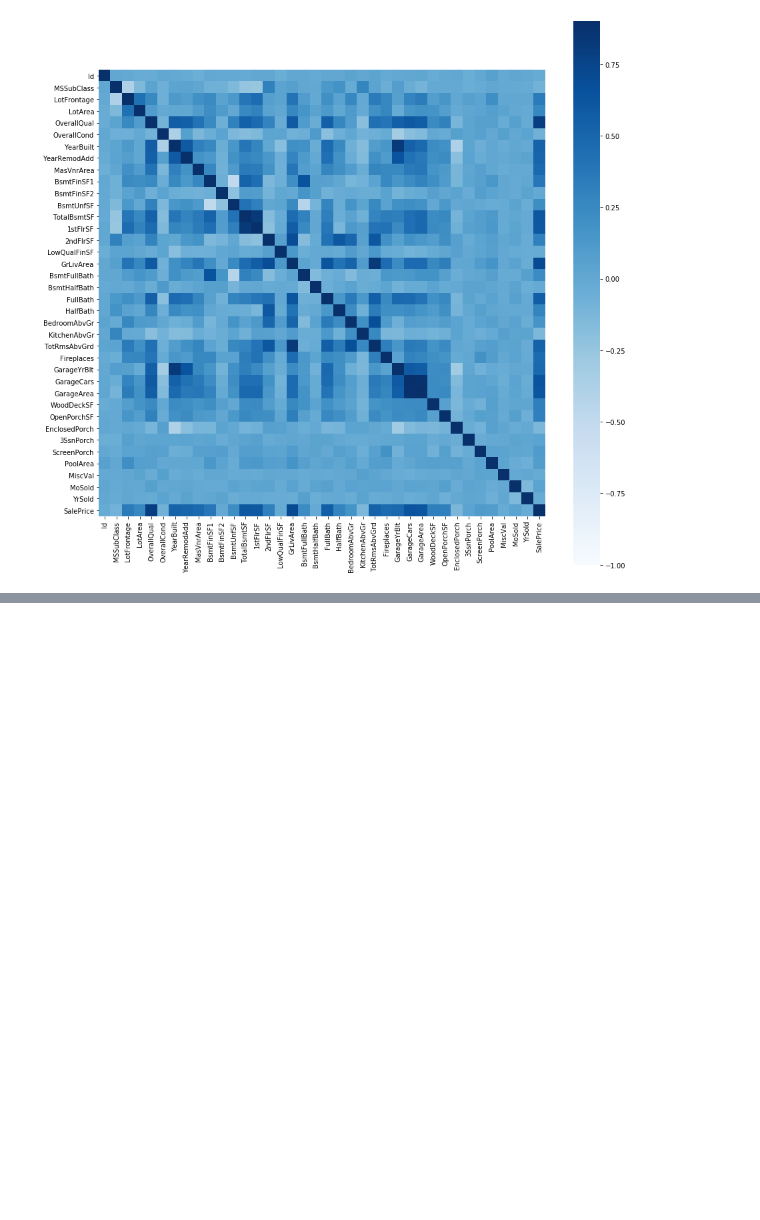
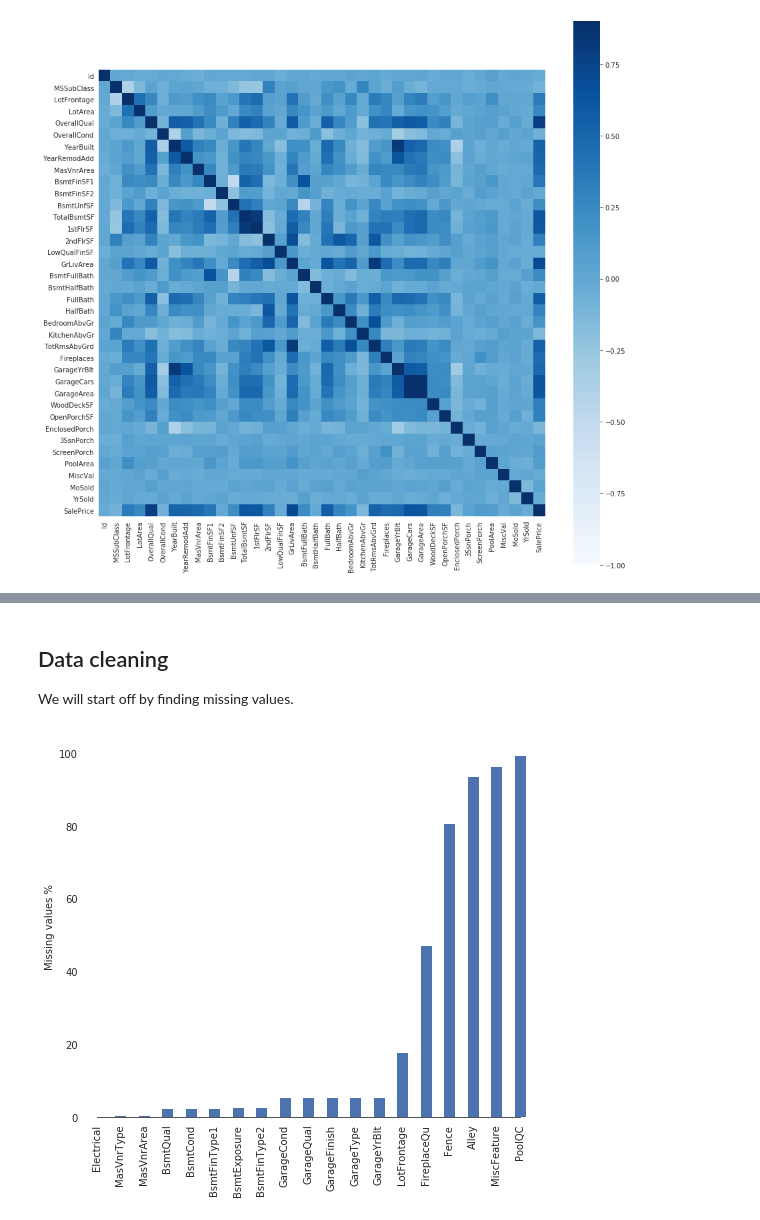
Before and after one commit to niekcandaele/ames-housing-data-analysis, a Jupyter notebook: analysis.ipynb, the cells around one changed output, grey strips where cells are left out. Saved outputs shown, nothing was run; the diff lists cells and outputs as text; code cells hidden in the pictures; blank space fills up the shorter version.

```diff
--- a/analysis.ipynb
+++ b/analysis.ipynb
@@ -46,0 +87,29 @@ plt.show()
+# %% [markdown]
+## Data cleaning
+
+We will start off by finding missing values.
+# %%
+def percent_missing(df):
+    data = pd.DataFrame(df)
+    df_cols = list(pd.DataFrame(data))
+    dict_x = {}
+    for i in range(0, len(df_cols)):
+        dict_x.update({df_cols[i]: round(data[df_cols[i]].isnull().mean()*100,2)})
+
+    return dict_x
+
+missing = percent_missing(all_features)
+df_miss = sorted(missing.items(), key=lambda x: x[1], reverse=True)
+
+# Visualize missing values
+f, ax = plt.subplots(figsize=(8, 7))
+missing = round(train.isnull().mean()*100,2)
+missing = missing[missing > 0]
+missing.sort_values(inplace=True)
+missing.plot.bar(color="b")
+# Tweak the visual presentation
+ax.xaxis.grid(False)
+ax.set(ylabel="Missing values %")
+sns.despine(trim=True, left=True)
+# %% [output]
+[figure, added]
```
Also changed, not shown: parts of 12 cells of this notebook.
